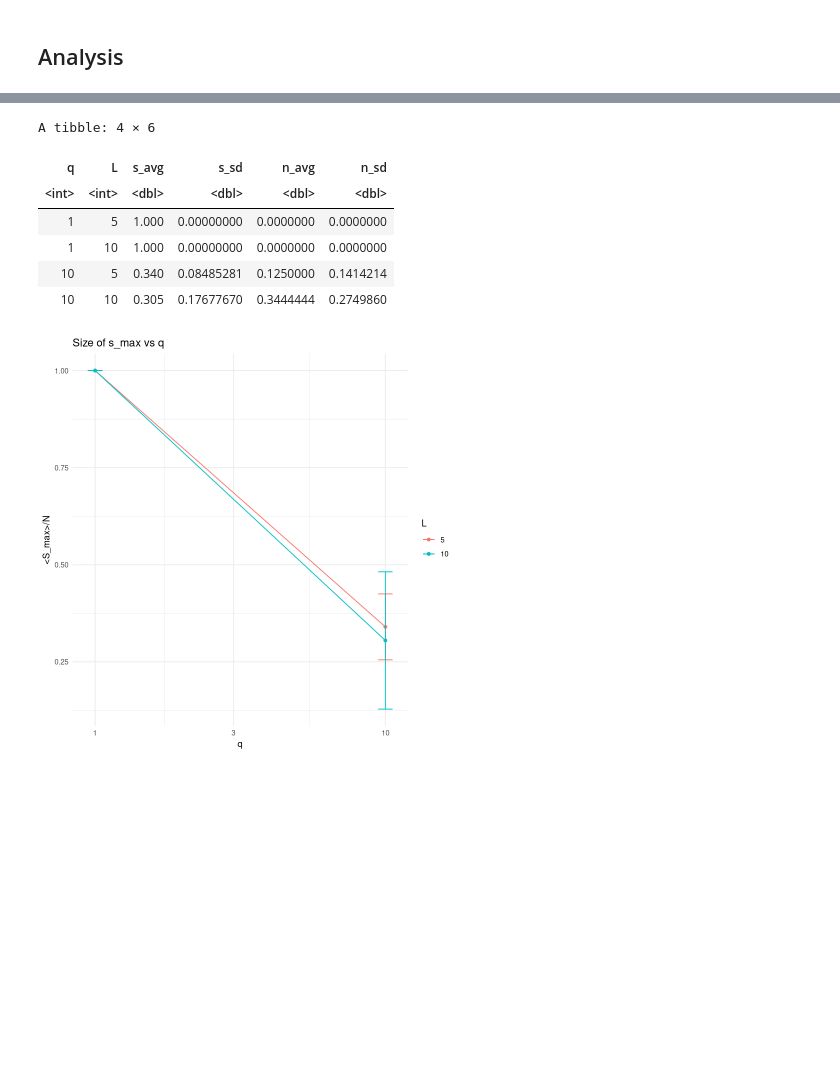
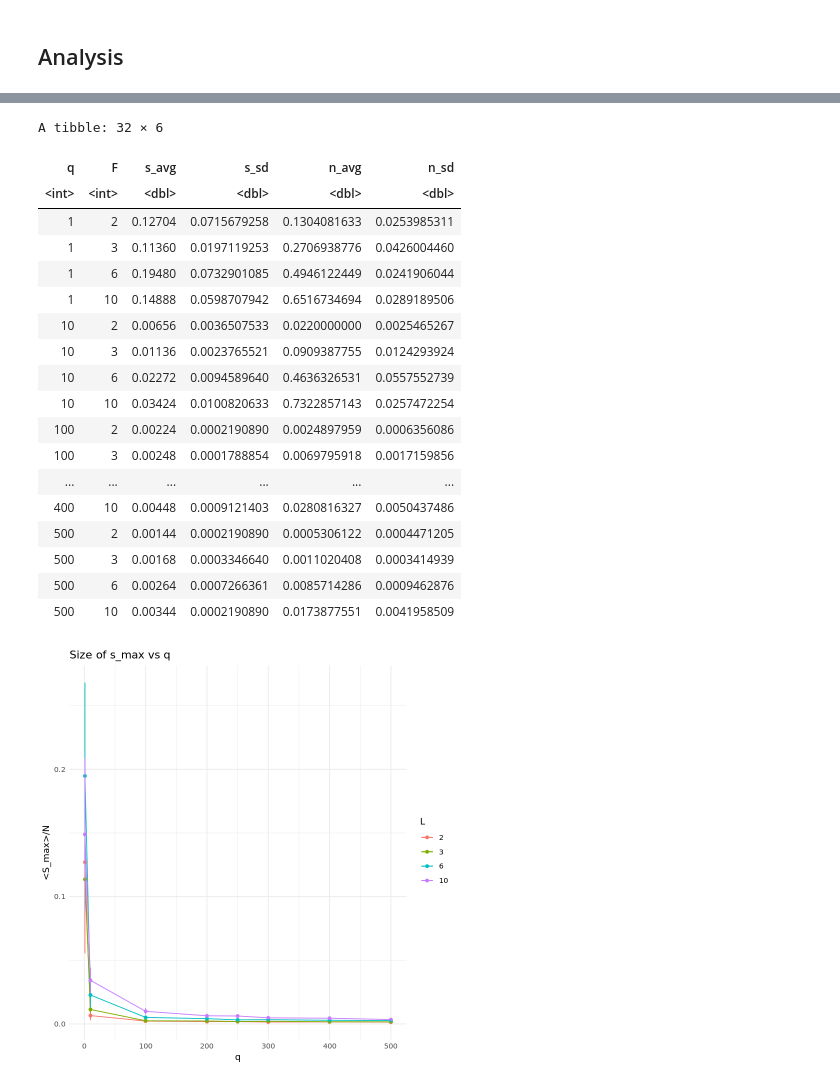
Before and after one commit to paololapo/ComplexNetworks_projects, a Jupyter notebook: code/task_30/social_influence.ipynb, the cells around one changed output, grey strips where cells are left out. Saved outputs shown, nothing was run; the diff lists cells and outputs as text; code cells hidden in the pictures; blank space fills up the shorter version.

```diff
--- a/code/task_30/social_influence.ipynb
+++ b/code/task_30/social_influence.ipynb
@@ -134,13 +117,13 @@ get_n_active_bonds <- function(g, F) {
 ## Single shot dynamics
 # %%
 # Create the (lattice) graph
-L <- 10
+L <- 20
 d <- 2
 g <- make_lattice(length = L, dim = d)
 # %%
 # Hyperparameters
 F <- 10 # Number of features
-q <- 10 # Disorder parameter
+q <- 50 # Disorder parameter
 mode <- "pois"
 
 g <- initialize_features(g, F, q, mode)
@@ -162,11 +145,25 @@ plot(g,
 )
 # %% [output]
 [figure]
-# %%
-## Dynamics ##
-for(i in 1:10000) {
-  g <- single_step(g)
-}
+# %%
+## Dynamics ##
+
+# Initialize the progress bar
+total_steps <- 1e5
+pb <- txtProgressBar(min = 1, max = total_steps, style = 3)
+
+# Loop with progress bar
+for (i in 1:total_steps) {
+  g <- single_step(g)
+
+  # Update the progress bar
+  setTxtProgressBar(pb, i)
+
+
+}
+
+# Close the progress bar
+close(pb)
 # %%
 E(g)$similarity <- edge_similarities(g)
 
@@ -452,31 +560,43 @@ ggplot(df, aes(x = iteration, y = s_avg, color = factor(q))) +
 # %%
 
 df <- res |>
-  filter(iteration == max(iteration), F == 7) |>
-  group_by(q, L) |>
+  filter(iteration == max(iteration), L == 50) |>
+  group_by(q, F) |>
   summarize(
     s_avg=mean(s_max_den), s_sd=sd(s_max_den),
     n_avg=mean(n_density), n_sd=sd(n_density),
     .groups = 'drop'
   )
 
 df
 # %% [output]
-A tibble: 4 × 6
+A tibble: 32 × 6
-| q | L | s_avg | s_sd | n_avg | n_sd |
+| q | F | s_avg | s_sd | n_avg | n_sd |
 | <int> | <int> | <dbl> | <dbl> | <dbl> | <dbl> |
-| 1 | 5 | 1.000 | 0.00000000 | 0.0000000 | 0.0000000 |
-| 1 | 10 | 1.000 | 0.00000000 | 0.0000000 | 0.0000000 |
-| 10 | 5 | 0.340 | 0.08485281 | 0.1250000 | 0.1414214 |
-| 10 | 10 | 0.305 | 0.17677670 | 0.3444444 | 0.2749860 |
+| 1 | 2 | 0.12704 | 0.0715679258 | 0.1304081633 | 0.0253985311 |
+| 1 | 3 | 0.11360 | 0.0197119253 | 0.2706938776 | 0.0426004460 |
+| 1 | 6 | 0.19480 | 0.0732901085 | 0.4946122449 | 0.0241906044 |
+| 1 | 10 | 0.14888 | 0.0598707942 | 0.6516734694 | 0.0289189506 |
+| 10 | 2 | 0.00656 | 0.0036507533 | 0.0220000000 | 0.0025465267 |
+| 10 | 3 | 0.01136 | 0.0023765521 | 0.0909387755 | 0.0124293924 |
+| 10 | 6 | 0.02272 | 0.0094589640 | 0.4636326531 | 0.0557552739 |
+| 10 | 10 | 0.03424 | 0.0100820633 | 0.7322857143 | 0.0257472254 |
+| 100 | 2 | 0.00224 | 0.0002190890 | 0.0024897959 | 0.0006356086 |
+| 100 | 3 | 0.00248 | 0.0001788854 | 0.0069795918 | 0.0017159856 |
+| ... | ... | ... | ... | ... | ... |
+| 400 | 10 | 0.00448 | 0.0009121403 | 0.0280816327 | 0.0050437486 |
+| 500 | 2 | 0.00144 | 0.0002190890 | 0.0005306122 | 0.0004471205 |
+| 500 | 3 | 0.00168 | 0.0003346640 | 0.0011020408 | 0.0003414939 |
+| 500 | 6 | 0.00264 | 0.0007266361 | 0.0085714286 | 0.0009462876 |
+| 500 | 10 | 0.00344 | 0.0002190890 | 0.0173877551 | 0.0041958509 |
 # %%
 # Plot number of s_max vs q per each L
-ggplot(df, aes(x = q, y = s_avg, color = factor(L))) +
+ggplot(df, aes(x = q, y = s_avg, color = factor(F))) +
   geom_line() +  # Line plot for the mean values
   geom_point() +  # Line plot for the mean values
   geom_errorbar(aes(ymin=(s_avg-s_sd), ymax=(s_avg+s_sd), width = 0.05)) +  # Error bars
   #geom_smooth(method = "gam", formula = y ~ s(x, bs = "cs", k=15), se = FALSE, linewidth = 0.6) +
-  scale_x_log10() +  # Log scale for x-axis
+  # scale_x_log10() +  # Log scale for x-axis
   labs(
     title = "Size of s_max vs q",
     x = "q",
@@ -485,4 +605,4 @@ ggplot(df, aes(x = q, y = s_avg, color = factor(L))) +
   ) +
   theme_minimal()
 # %% [output]
-[figure, old version]
+[figure, new version]
```
Also changed, not shown: parts of 11 cells of this notebook, 2 other files.
